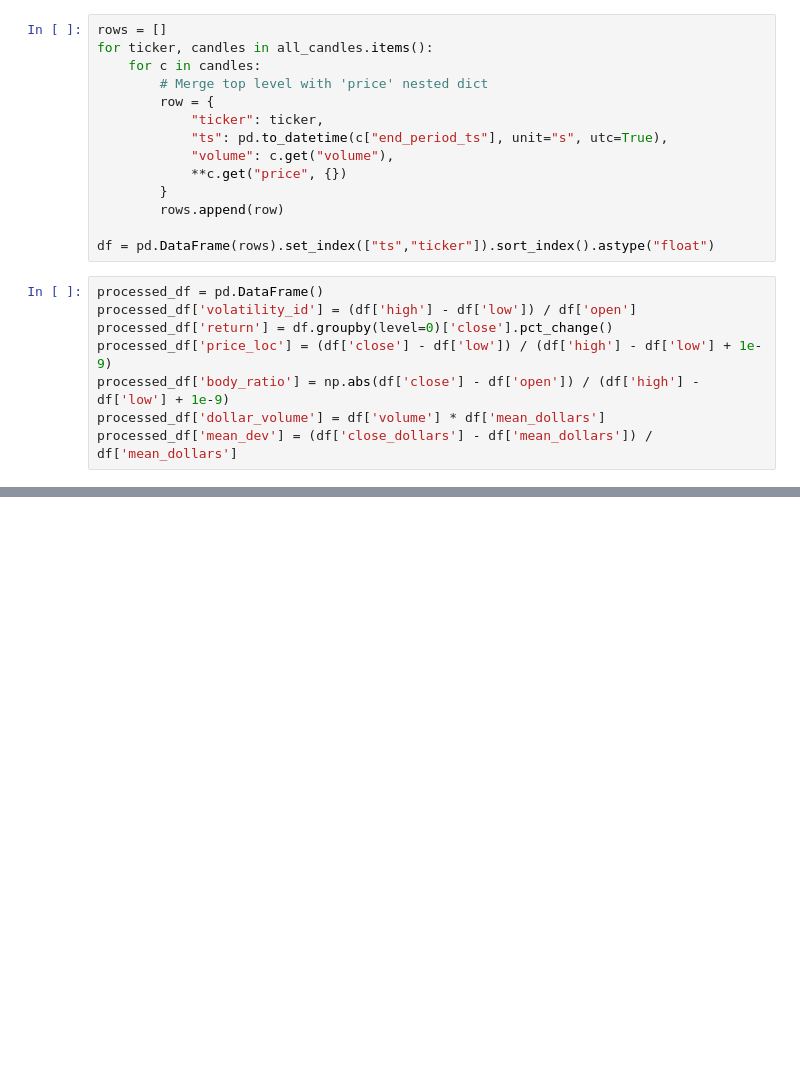
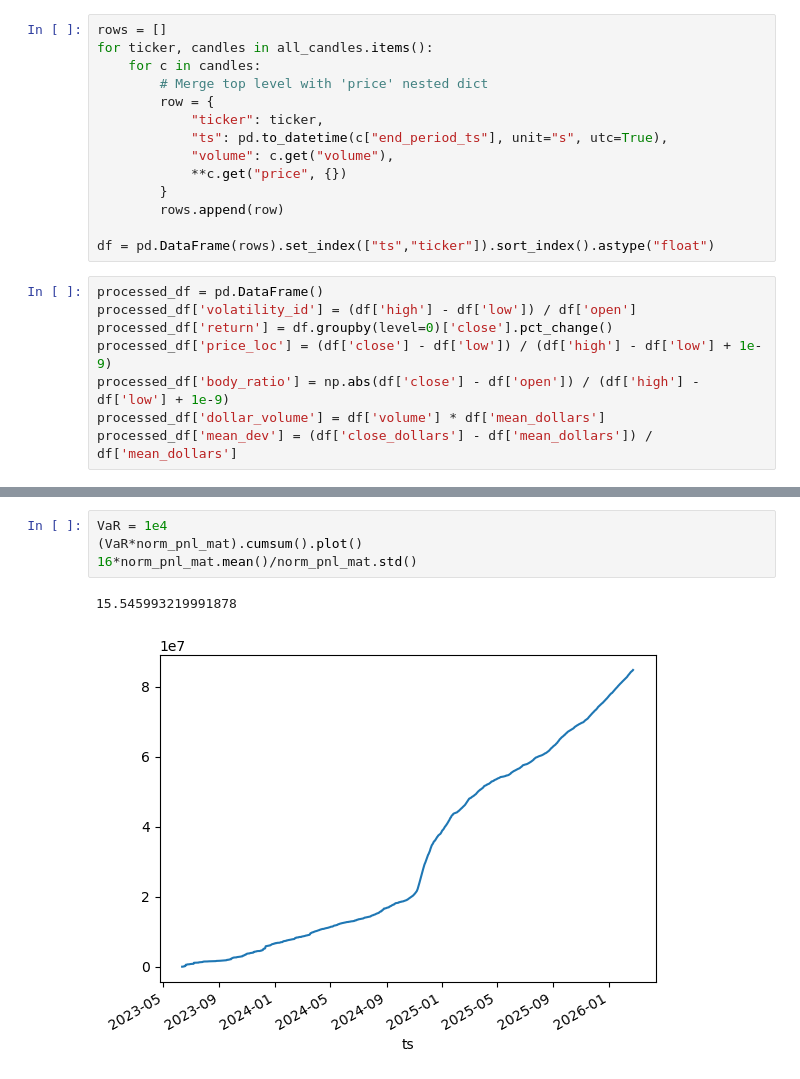
Before and after one commit to MaxCoppa/MLOps-Prediction-Market, a Jupyter notebook: 0_broad_univ.ipynb, the cells around one changed output, grey strips where cells are left out. Cells and saved outputs as stored; diff of their text form; blank space fills up the shorter version.

```diff
--- a/0_broad_univ.ipynb
+++ b/0_broad_univ.ipynb
@@ -168,0 +179,7 @@ np.sqrt(365)*pnl.mean()/pnl.std()
+# %%
+VaR = 1e4
+(VaR*norm_pnl_mat).cumsum().plot()
+16*norm_pnl_mat.mean()/norm_pnl_mat.std()
+# %% [output]
+15.545993219991878
+[figure, added]
```
Also changed, not shown: parts of 11 cells of this notebook, 4 other files.
